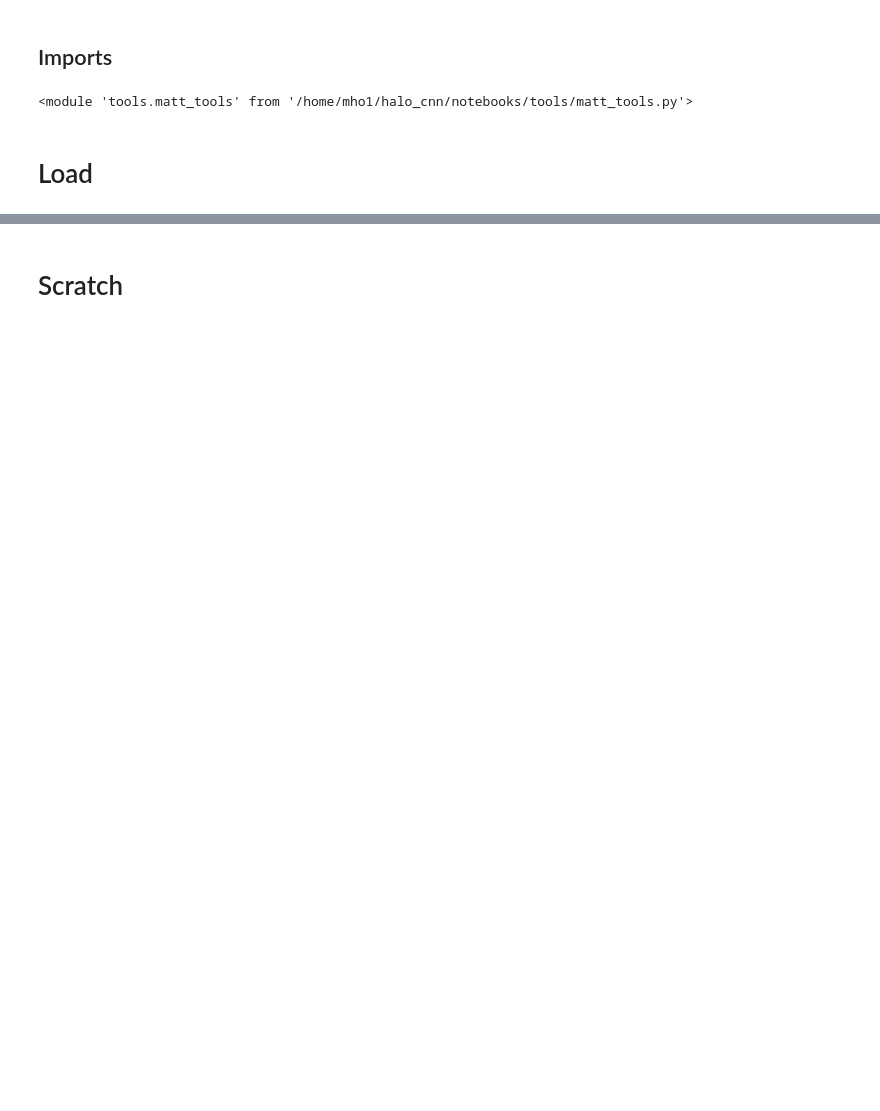
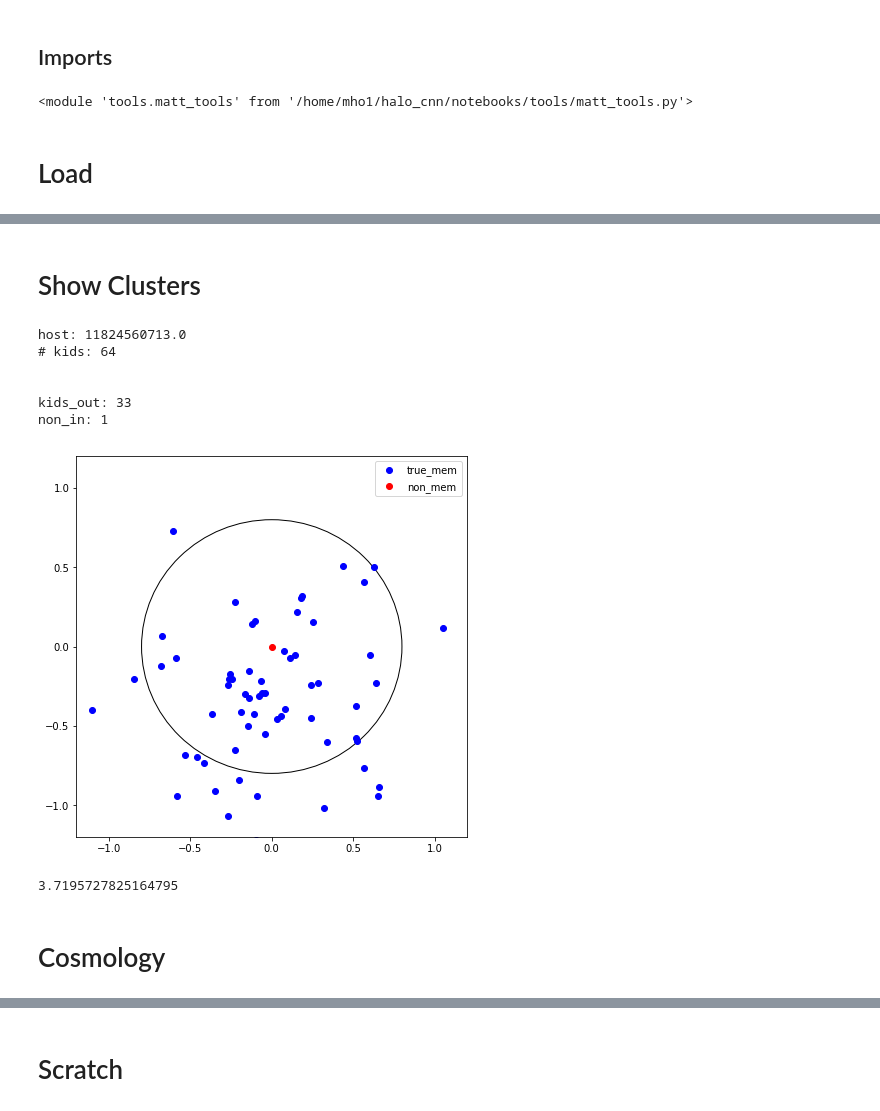
Before and after one commit to McWilliamsCenter/halo_cnn, a Jupyter notebook: notebooks/catalog.ipynb, the cells around one changed output, grey strips where cells are left out. Cells and saved outputs as stored; diff of their text form; code cells hidden in the pictures; blank space fills up the shorter version.

Commit message:
mock catalog generation finished. working on halo_cnn_2d. I forgot to push for a long time

```diff
--- a/notebooks/catalog.ipynb
+++ b/notebooks/catalog.ipynb
@@ -32,6 +33,8 @@ wdir = '/home/mho1/scratch/halo_cnn'
 # Load
 # %%
 data_file = os.path.join(wdir,
-                         'data_raw',
-                         'sfr_catalog_0.671200.npy')
+                         'data_query',
+                         'MDPL2_Rockstar_snap:120_v2_reduced.csv')
+dat_MD = pd.read_csv(data_file, index_col=0)
+#                          'sfr_catalog_0.671200.npy')
 #                         'MDPL2_Rockstar_z=0.117_Macc=1e11.csv')
@@ -51,0 +41,6 @@ dat[dat['upid']==-1].head()
+# %%
+data_file = os.path.join(wdir,
+                         'data_raw',
+                         'sfr_catalog_0.895100.npy')
+dat_UM = np.load(data_file)
+dat_UM = pd.DataFrame(dat_UM)
@@ -51,0 +82,67 @@ dat[dat['upid']==-1].head()
+# %% [markdown]
+# Show Clusters
+# %%
+hosts_MD = dat_MD[(dat_MD['pId']==-1) &
+                  (np.log10(dat_MD['M200c'])>14)
+                 ]
+# %%
+# Get host info
+host_MD = hosts_MD.sample().iloc[0]
+print('host: ' + str(host_MD['rockstarId']))
+
+host_UM = dat_UM[host_MD['rockstarId']==dat_UM['id']].iloc[0]
+
+radius = host_MD['Rs']/1000.
+
+# Get kid info
+kids = dat_UM[dat_UM['upid']==host_UM['id']]
+print('# kids: ' + str(len(kids)))
+
+kid_pos = kids[['x','y','z']] - host_UM[['x','y','z']]
+
+# Get non-members
+non_mem = dat_UM[
+    (dat_UM['upid']==-1) &
+    (dat_UM['x'] > (host_UM['x'] - 1.5*radius)) &
+    (dat_UM['x'] < (host_UM['x'] + 1.5*radius))&
+    (dat_UM['y'] > (host_UM['y'] - 1.5*radius)) &
+    (dat_UM['y'] < (host_UM['y'] + 1.5*radius))&
+    (dat_UM['z'] > (host_UM['z'] - 1.5*radius)) &
+    (dat_UM['z'] < (host_UM['z'] + 1.5*radius))
+]
+non_mem_pos = non_mem[['x','y','z']] - host_UM[['x','y','z']]
+
+
+# Plot
+f = plt.figure(figsize=[7,7])
+ax = f.add_subplot(111)
+
+circle = plt.Circle((0, 0), radius = radius, edgecolor='k', facecolor='none')
+ax.add_artist(circle)
+ax.plot(kid_pos['x'],kid_pos['y'],'o',c='b',label='true_mem')
+ax.plot(non_mem_pos['x'],non_mem_pos['y'],'o',c='r',label='non_mem')
+
+ax.set_xlim(-1.5*radius, 1.5*radius)
+ax.set_ylim(-1.5*radius, 1.5*radius)
+ax.legend()
+
+# Stats
+kids_out = np.sum((kid_pos['x']**2 + kid_pos['y']**2 + kid_pos['z']**2) > radius**2)
+non_in = np.sum((non_mem_pos['x']**2 + non_mem_pos['y']**2 + non_mem_pos['z']**2) < radius**2)
+print('\n')
+print('kids_out: ' +str(kids_out))
+print('non_in: ' + str(non_in))
+# %% [output]
+host: 11824560713.0
+# kids: 64
+
+
+kids_out: 33
+non_in: 1
+[figure, added]
+# %%
+dat_UM.iloc[1]['x']
+# %% [output]
+3.7195727825164795
+# %% [markdown]
+# Cosmology
```
Also changed, not shown: parts of 53 cells of this notebook, 24 other files.
